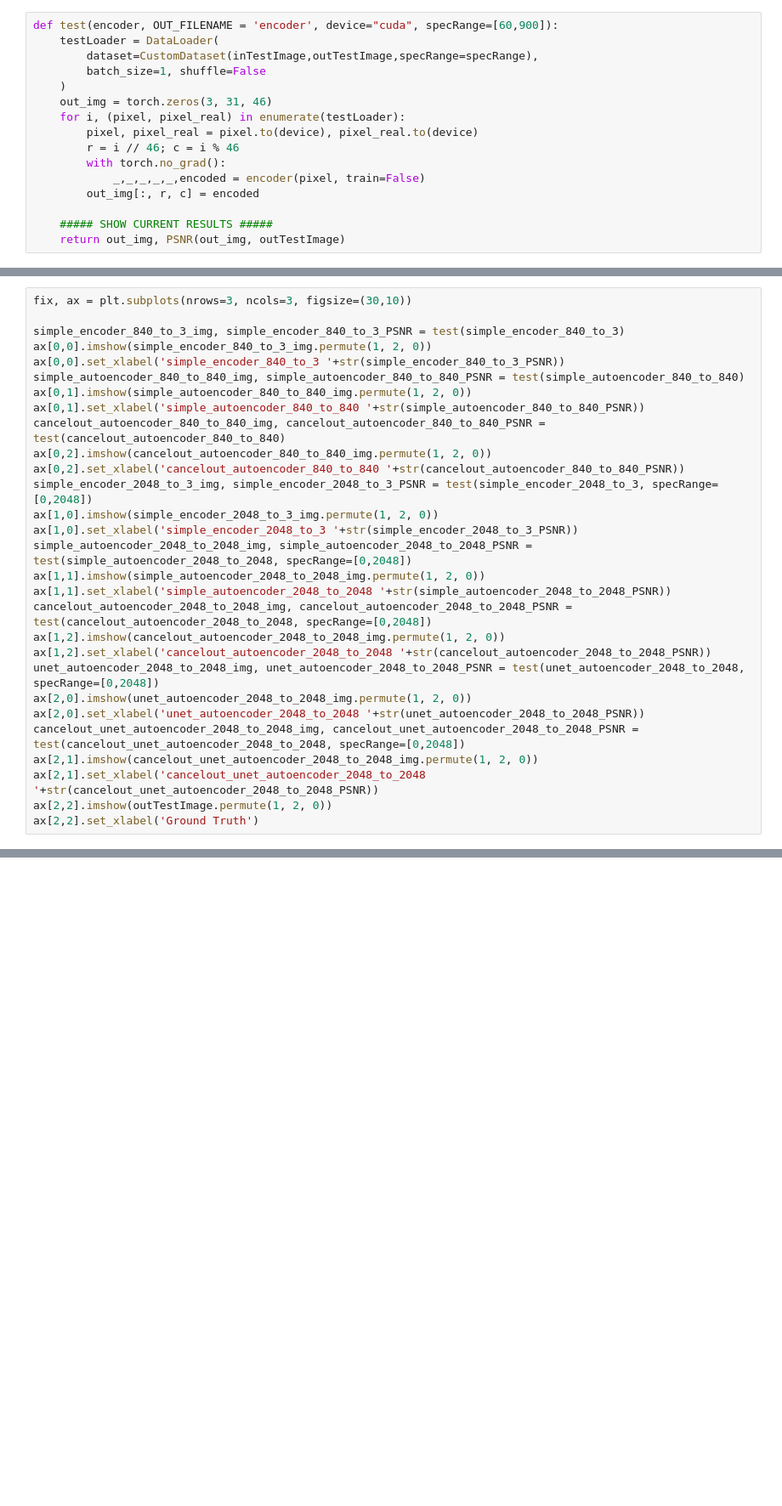
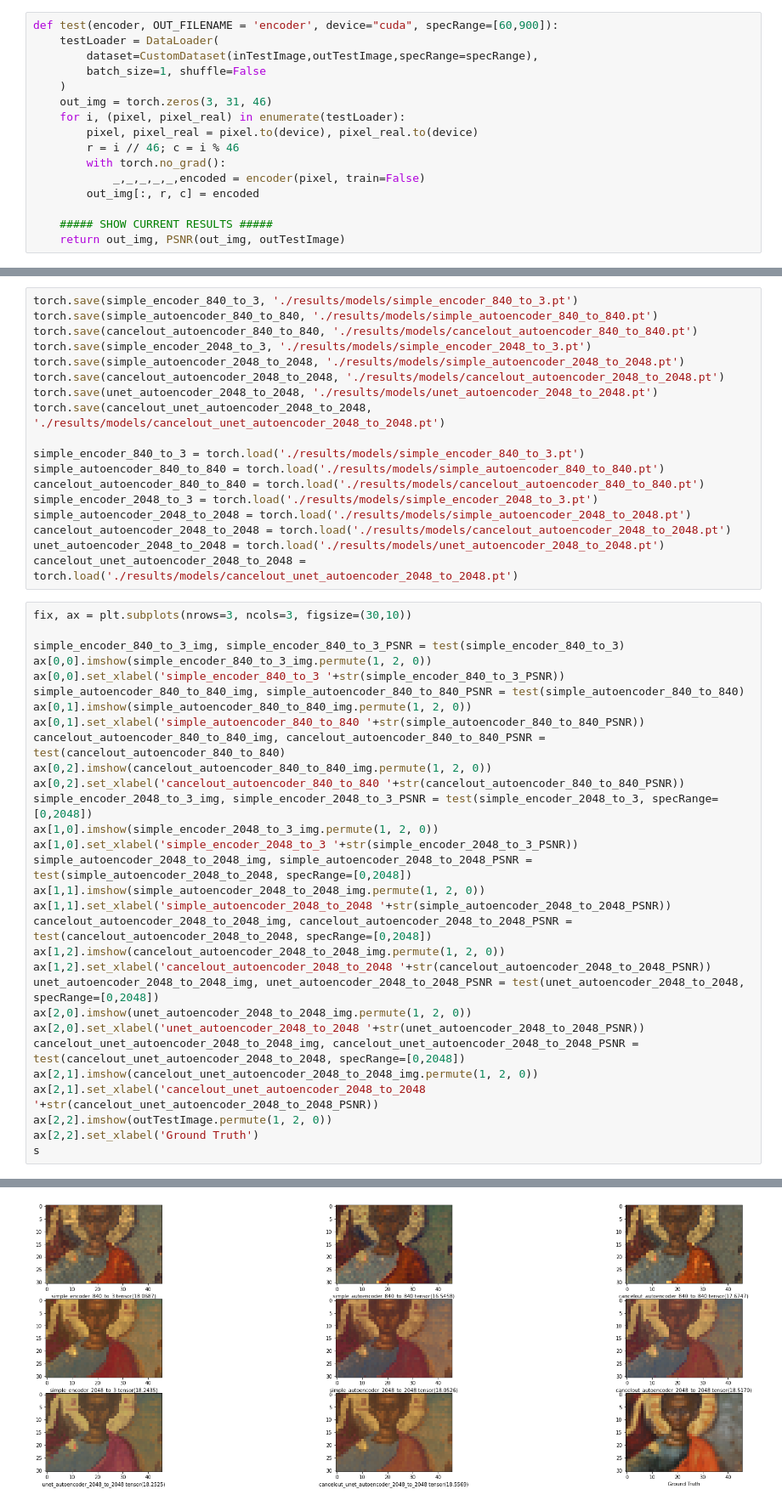
Before and after one commit to igeor/Hyperspectral-Image-Analysis, a Jupyter notebook: spec2rgb/train.ipynb, the cells around one changed output, grey strips where cells are left out. Shown at 85% size. Cells and saved outputs as stored; diff of their text form; blank space fills up the shorter version.

Commit message:
fin testing n viz results

```diff
--- a/spec2rgb/train.ipynb
+++ b/spec2rgb/train.ipynb
@@ -408,3 +425,21 @@ cancelout_unet_autoencoder_2048_to_2048, cancelout_unet_autoencoder_2048_to_2048
+# %%
+torch.save(simple_encoder_840_to_3, './results/models/simple_encoder_840_to_3.pt')
+torch.save(simple_autoencoder_840_to_840, './results/models/simple_autoencoder_840_to_840.pt')
+torch.save(cancelout_autoencoder_840_to_840, './results/models/cancelout_autoencoder_840_to_840.pt')
+torch.save(simple_encoder_2048_to_3, './results/models/simple_encoder_2048_to_3.pt')
+torch.save(simple_autoencoder_2048_to_2048, './results/models/simple_autoencoder_2048_to_2048.pt')
+torch.save(cancelout_autoencoder_2048_to_2048, './results/models/cancelout_autoencoder_2048_to_2048.pt')
+torch.save(unet_autoencoder_2048_to_2048, './results/models/unet_autoencoder_2048_to_2048.pt')
+torch.save(cancelout_unet_autoencoder_2048_to_2048, './results/models/cancelout_unet_autoencoder_2048_to_2048.pt')
+
+simple_encoder_840_to_3 = torch.load('./results/models/simple_encoder_840_to_3.pt')
+simple_autoencoder_840_to_840 = torch.load('./results/models/simple_autoencoder_840_to_840.pt')
+cancelout_autoencoder_840_to_840 = torch.load('./results/models/cancelout_autoencoder_840_to_840.pt')
+simple_encoder_2048_to_3 = torch.load('./results/models/simple_encoder_2048_to_3.pt')
+simple_autoencoder_2048_to_2048 = torch.load('./results/models/simple_autoencoder_2048_to_2048.pt')
+cancelout_autoencoder_2048_to_2048 = torch.load('./results/models/cancelout_autoencoder_2048_to_2048.pt')
+unet_autoencoder_2048_to_2048 = torch.load('./results/models/unet_autoencoder_2048_to_2048.pt')
+cancelout_unet_autoencoder_2048_to_2048 = torch.load('./results/models/cancelout_unet_autoencoder_2048_to_2048.pt')
 # %%
 fix, ax = plt.subplots(nrows=3, ncols=3, figsize=(30,10))
 
@@ -434,3 +469,5 @@ ax[2,1].imshow(cancelout_unet_autoencoder_2048_to_2048_img.permute(1, 2, 0))
 ax[2,1].set_xlabel('cancelout_unet_autoencoder_2048_to_2048 '+str(cancelout_unet_autoencoder_2048_to_2048_PSNR))
 ax[2,2].imshow(outTestImage.permute(1, 2, 0))
 ax[2,2].set_xlabel('Ground Truth')
+s
+# %% [output]
@@ -436,0 +476 @@ ax[2,2].set_xlabel('Ground Truth')
+[figure, added]
```
Also changed, not shown: parts of 5 cells of this notebook.
